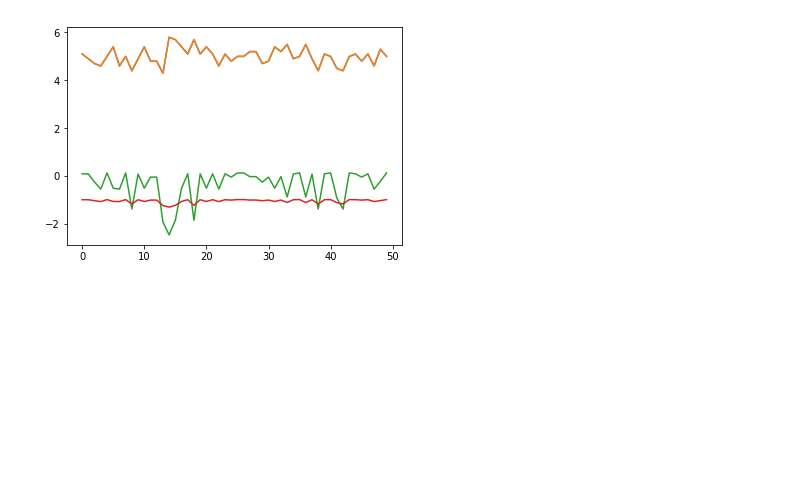
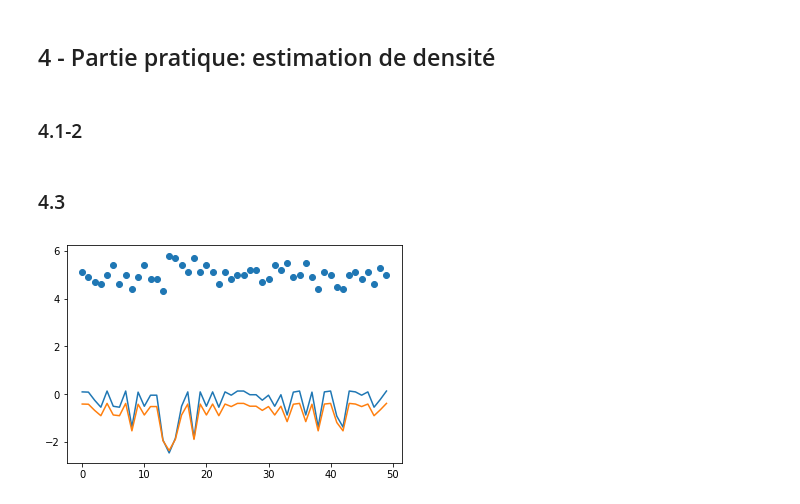
Before and after one commit to PhilippeMarcotte/IFT6390, a Jupyter notebook: Devoir 1/Devoir 1 - Q4.ipynb, the cells around one changed output. Saved outputs shown, nothing was run; the diff lists cells and outputs as text; code cells hidden in the pictures; blank space fills up the shorter version.

```diff
--- a/Devoir 1/Devoir 1 - Q4.ipynb
+++ b/Devoir 1/Devoir 1 - Q4.ipynb
@@ -1,3 +1,7 @@
+# %% [markdown]
+## 4 - Partie pratique: estimation de densité
+# %% [markdown]
+### 4.1-2
 # %%
 from abc import ABC, abstractmethod
 import numpy as np
@@ -144,24 +148,26 @@ parzen.train(train_inputs, train_labels)
 
 dg.test_predict(data[:50, 0])
 parzen.test_predict(data[:50, 0])
+# %% [markdown]
+### 4.3
 # %%
 import matplotlib.pyplot as plt
 train_inputs = data[:50, 0]
 train_labels = data[:50, 4]
 
 feature = data[:50, 0]
 
 dg = DiagonalGaussian()
 dg.train(train_inputs, train_labels)
 dg_predictions = dg.predict(data[:50, 0])
 
-parzen = ParzenIsotropicGaussian()
+parzen = ParzenIsotropicGaussian(std=0.4)
 parzen.train(train_inputs, train_labels)
 parzen_predictions = parzen.predict(data[:50, 0])
 
-plt.plot(x)
+plt.scatter(np.arange(50),feature)
 plt.plot(dg_predictions)
 plt.plot(parzen_predictions)
 plt.show()
 # %% [output]
-[figure, old version]
+[figure, new version]
```
Also changed, not shown: parts of 5 cells of this notebook.
